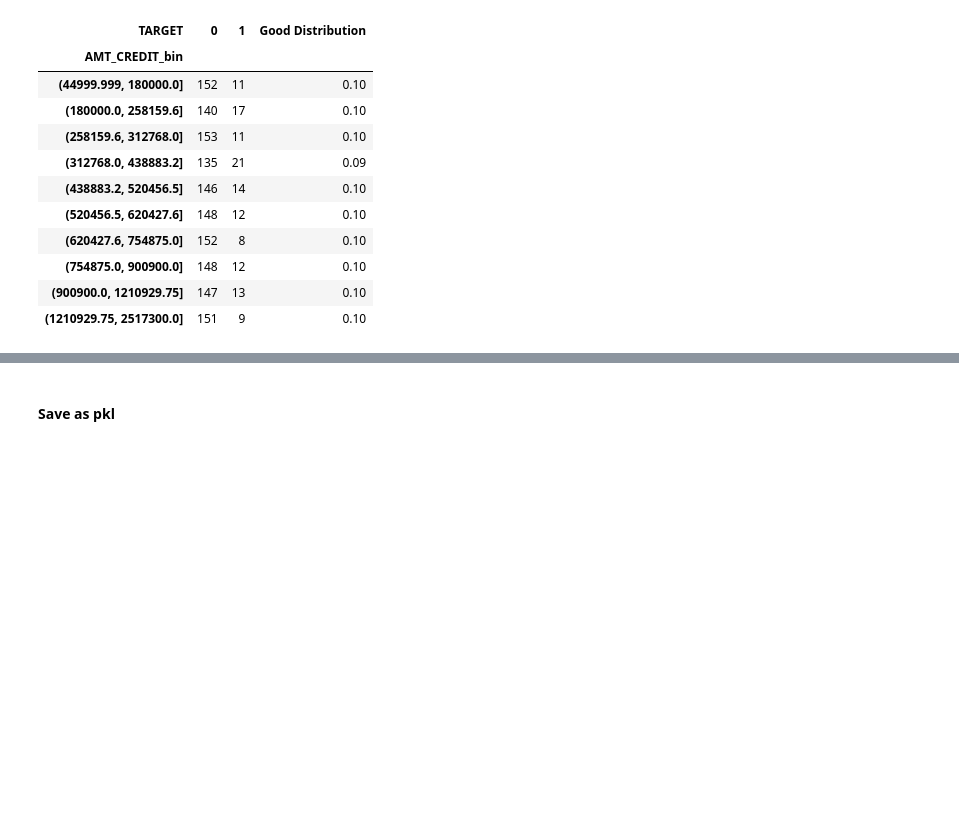
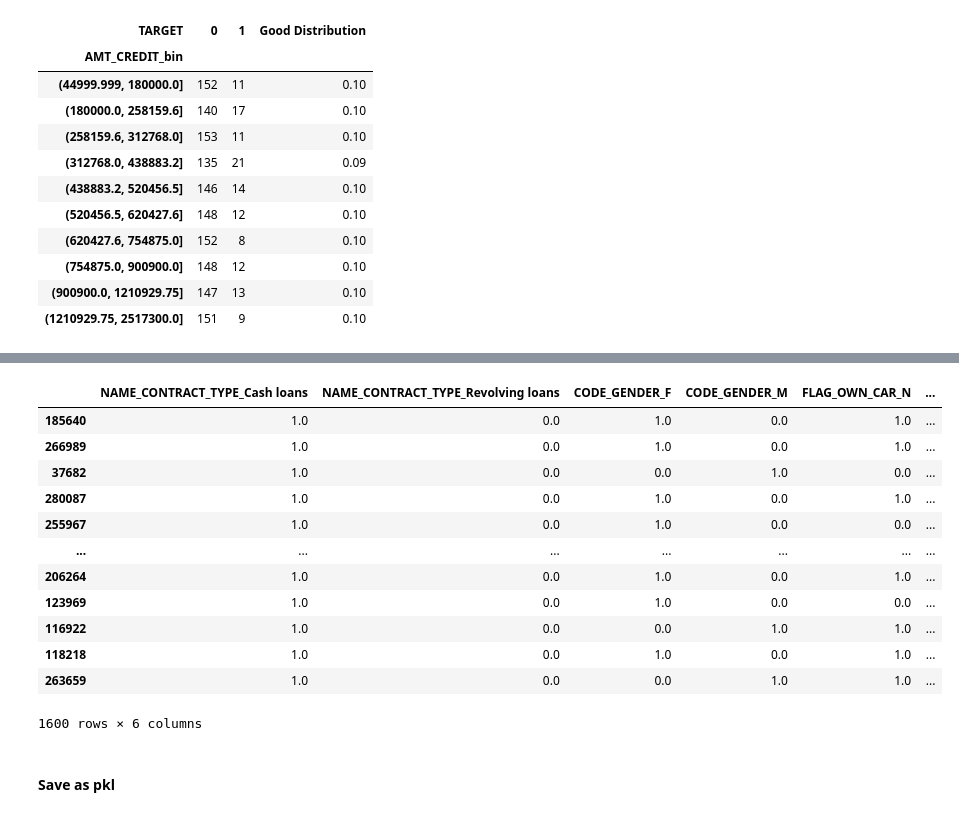
Before and after one commit to shandytp/learn_credit_score, a Jupyter notebook: 03-woe-and-iv.ipynb, the cells around one changed output, grey strips where cells are left out. Drawn from its saved outputs; the diff is of its cells as text; code cells hidden in the pictures; blank space fills up the shorter version.

```diff
--- a/03-woe-and-iv.ipynb
+++ b/03-woe-and-iv.ipynb
@@ -375,3 +400,40 @@ tst
+# %%
+def fit_OHE(data):
+    ohe_encoder = OneHotEncoder(handle_unknown="ignore")
+    ohe_encoder.fit(data)
+
+    return ohe_encoder
+# %%
+def transform_OHE(data, ohe_encoder):
+    ohe_col = ohe_encoder.get_feature_names_out(data.columns)
+
+    data_ohe = ohe_encoder.transform(data).toarray()
+    data_ohe = pd.DataFrame(data = data_ohe,
+                            columns = ohe_col,
+                            index = data.index)
+
+    return data_ohe, ohe_col
+# %%
+ohe_encoder = fit_OHE(data = dataset_cat)
+# %%
+dataset_cat_ohe, ohe_col = transform_OHE(data = dataset_cat,
+                                         ohe_encoder = ohe_encoder)
+# %%
+dataset_cat_ohe
+# %% [output]
+|  | NAME_CONTRACT_TYPE_Cash loans | NAME_CONTRACT_TYPE_Revolving loans | CODE_GENDER_F | CODE_GENDER_M | FLAG_OWN_CAR_N | ... |
+| 185640 | 1.0 | 0.0 | 1.0 | 0.0 | 1.0 | ... |
+| 266989 | 1.0 | 0.0 | 1.0 | 0.0 | 1.0 | ... |
+| 37682 | 1.0 | 0.0 | 0.0 | 1.0 | 0.0 | ... |
+| 280087 | 1.0 | 0.0 | 1.0 | 0.0 | 1.0 | ... |
+| 255967 | 1.0 | 0.0 | 1.0 | 0.0 | 0.0 | ... |
+| ... | ... | ... | ... | ... | ... | ... |
+| 206264 | 1.0 | 0.0 | 1.0 | 0.0 | 1.0 | ... |
+| 123969 | 1.0 | 0.0 | 1.0 | 0.0 | 0.0 | ... |
+| 116922 | 1.0 | 0.0 | 0.0 | 1.0 | 1.0 | ... |
+| 118218 | 1.0 | 0.0 | 1.0 | 0.0 | 1.0 | ... |
+| 263659 | 1.0 | 0.0 | 0.0 | 1.0 | 1.0 | ... |
+1600 rows × 6 columns
 # %% [markdown]
 #### Save as pkl
 # %% [markdown]
```
Also changed, not shown: parts of 13 cells of this notebook.
